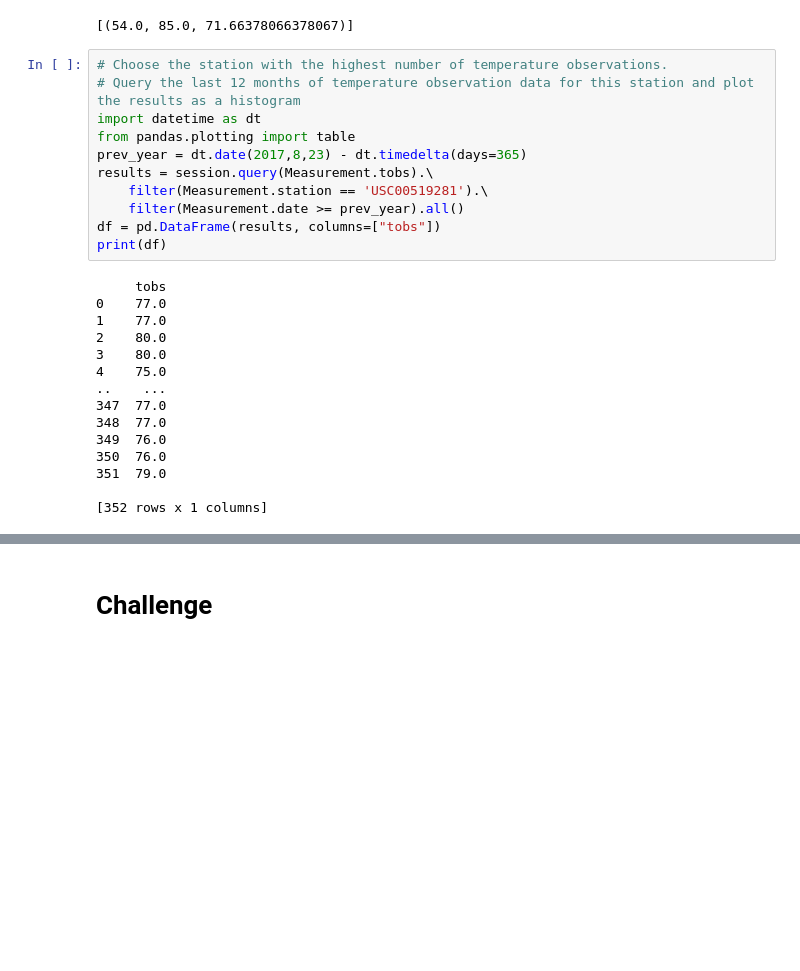
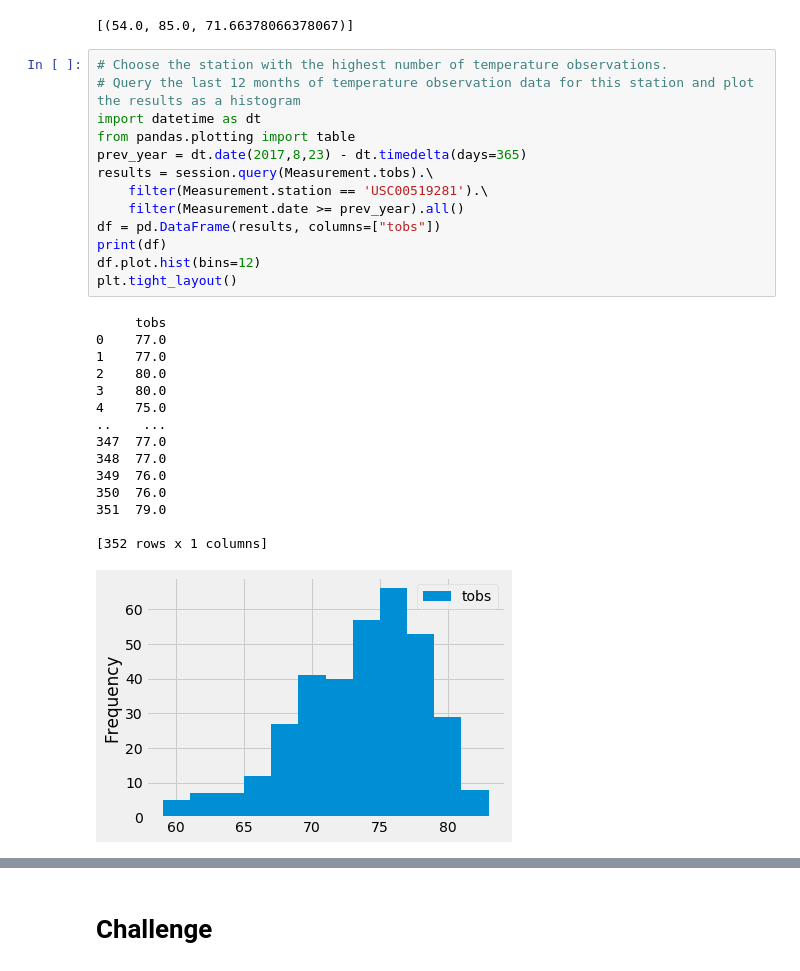
Before and after one commit to BurdenDerek/surfs_up, a Jupyter notebook: climate_analysis.ipynb, the cells around one changed output, grey strips where cells are left out. Drawn from its saved outputs; the diff is of its cells as text; blank space fills up the shorter version.

```diff
--- a/climate_analysis.ipynb
+++ b/climate_analysis.ipynb
@@ -124,29 +124,32 @@ session.query(func.min(Measurement.tobs), func.max(Measurement.tobs), func.avg(M
 # %%
 # Choose the station with the highest number of temperature observations.
 # Query the last 12 months of temperature observation data for this station and plot the results as a histogram
 import datetime as dt
 from pandas.plotting import table
 prev_year = dt.date(2017,8,23) - dt.timedelta(days=365)
 results = session.query(Measurement.tobs).\
     filter(Measurement.station == 'USC00519281').\
     filter(Measurement.date >= prev_year).all()
 df = pd.DataFrame(results, columns=["tobs"])
 print(df)
+df.plot.hist(bins=12)
+plt.tight_layout()
 # %% [output]
      tobs
 0    77.0
 1    77.0
 2    80.0
 3    80.0
 4    75.0
 ..    ...
 347  77.0
 348  77.0
 349  76.0
 350  76.0
 351  79.0
 
 [352 rows x 1 columns]
+[figure, added]
 # %%
 # Write a function called `calc_temps` that will accept start date and end date in the format '%Y-%m-%d'
 # and return the minimum, average, and maximum temperatures for that range of dates
```
Also changed, not shown: parts of 1 cell of this notebook, 1 other file.
